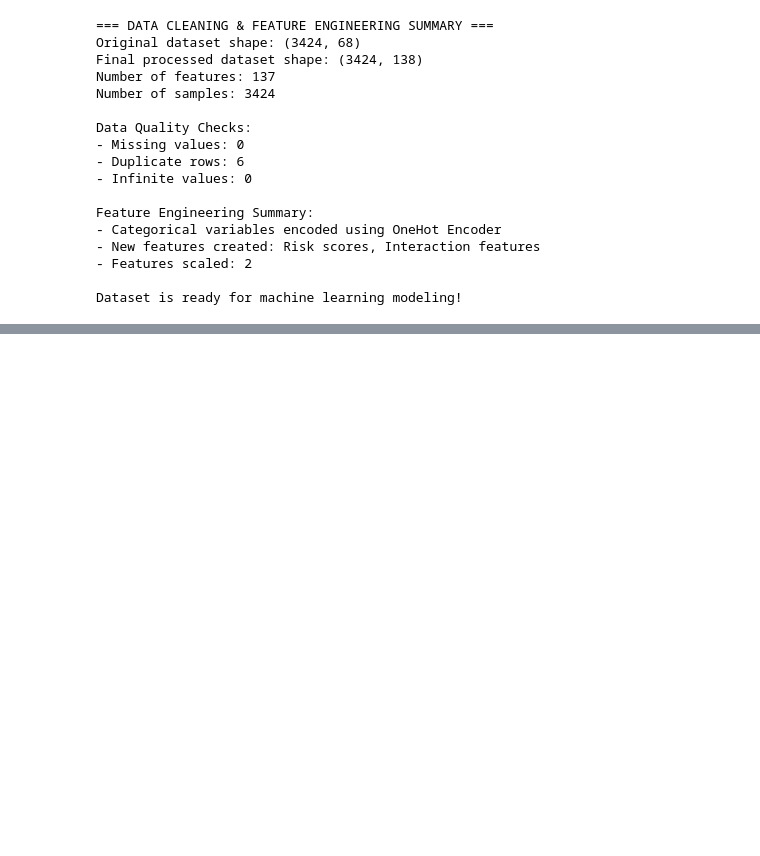
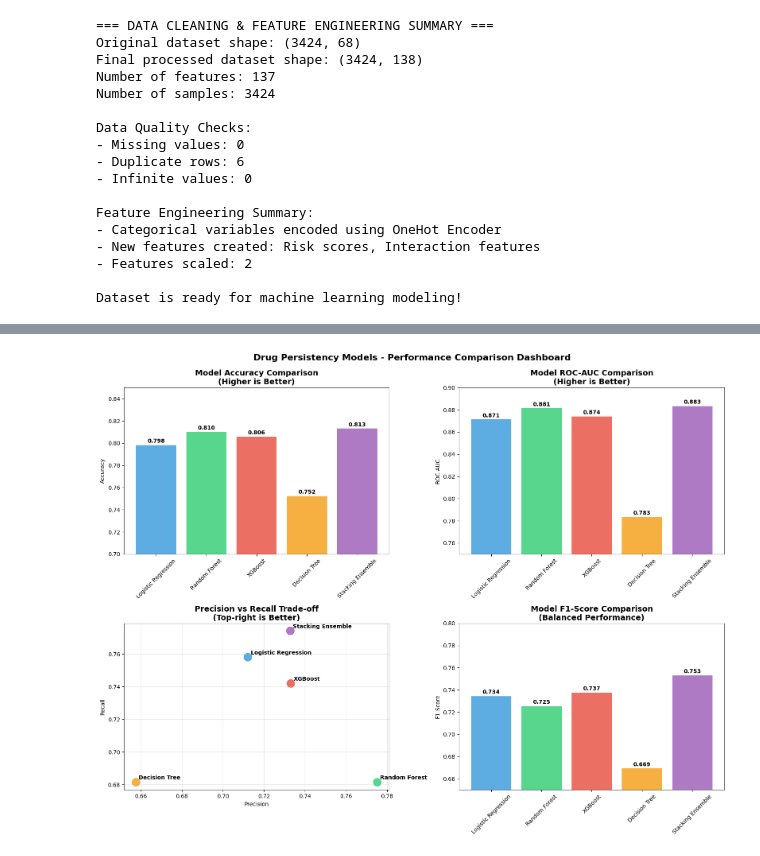
Before and after one commit to SKeval/Persistency-of-Drug-Healthcare-Project, a Jupyter notebook: app.ipynb, the cells around one changed output, grey strips where cells are left out. Saved outputs shown, nothing was run; the diff lists cells and outputs as text; code cells hidden in the pictures; blank space fills up the shorter version.

```diff
--- a/app.ipynb
+++ b/app.ipynb
@@ -1055,0 +2304,84 @@ Dataset is ready for machine learning modeling!
+# %%
+# Comprehensive Model Comparison
+print("📊 COMPREHENSIVE MODEL PERFORMANCE COMPARISON")
+print("=" * 80)
+
+# Compile all model results
+all_models_results = [lr_metrics, rf_metrics, xgb_metrics, dt_metrics, stacking_metrics]
+
+# Create comparison dataframe
+comparison_df = pd.DataFrame(all_models_results)
+comparison_df = comparison_df.set_index('Model')
+
+print("\n📈 PERFORMANCE METRICS COMPARISON:")
+print(comparison_df.round(4))
+
+# Ranking by different criteria
+print(f"\n🏆 MODEL RANKINGS:")
+print(f"📊 By Accuracy: {comparison_df.sort_values('Accuracy', ascending=False).index.tolist()}")
+print(f"🎯 By ROC-AUC: {comparison_df.sort_values('ROC-AUC', ascending=False).index.tolist()}")
+print(f"⚖️  By F1-Score: {comparison_df.sort_values('F1-Score', ascending=False).index.tolist()}")
+print(f"🔍 By Precision: {comparison_df.sort_values('Precision', ascending=False).index.tolist()}")
+print(f"🎪 By Recall: {comparison_df.sort_values('Recall', ascending=False).index.tolist()}")
+
+# Create visualization
+fig, ((ax1, ax2), (ax3, ax4)) = plt.subplots(2, 2, figsize=(16, 12))
+
+# Plot 1: Accuracy Comparison
+models = comparison_df.index
+accuracy = comparison_df['Accuracy']
+colors = ['#3498db', '#2ecc71', '#e74c3c', '#f39c12', '#9b59b6']
+
+bars1 = ax1.bar(models, accuracy, color=colors, alpha=0.8)
+ax1.set_title('Model Accuracy Comparison\n(Higher is Better)', fontsize=14, fontweight='bold')
+ax1.set_ylabel('Accuracy')
+ax1.set_ylim(0.7, 0.85)
+ax1.tick_params(axis='x', rotation=45)
+for bar, acc in zip(bars1, accuracy):
+    height = bar.get_height()
+    ax1.text(bar.get_x() + bar.get_width()/2., height + 0.001,
+             f'{acc:.3f}', ha='center', va='bottom', fontweight='bold')
+
+# Plot 2: ROC-AUC Comparison
+roc_auc = comparison_df['ROC-AUC']
+bars2 = ax2.bar(models, roc_auc, color=colors, alpha=0.8)
+ax2.set_title('Model ROC-AUC Comparison\n(Higher is Better)', fontsize=14, fontweight='bold')
+ax2.set_ylabel('ROC-AUC')
+ax2.set_ylim(0.75, 0.9)
+ax2.tick_params(axis='x', rotation=45)
+for bar, auc in zip(bars2, roc_auc):
+    height = bar.get_height()
+    ax2.text(bar.get_x() + bar.get_width()/2., height + 0.001,
+             f'{auc:.3f}', ha='center', va='bottom', fontweight='bold')
+
+# Plot 3: Precision vs Recall
+precision = comparison_df['Precision']
+recall = comparison_df['Recall']
+ax3.scatter(precision, recall, s=200, c=colors, alpha=0.8)
+for i, model in enumerate(models):
+    ax3.annotate(model, (precision[i], recall[i]),
+                xytext=(5, 5), textcoords='offset points', fontweight='bold')
+ax3.set_xlabel('Precision')
+ax3.set_ylabel('Recall')
+ax3.set_title('Precision vs Recall Trade-off\n(Top-right is Better)', fontsize=14, fontweight='bold')
+ax3.grid(True, alpha=0.3)
+
+# Plot 4: F1-Score Comparison
+f1_scores = comparison_df['F1-Score']
+bars4 = ax4.bar(models, f1_scores, color=colors, alpha=0.8)
+ax4.set_title('Model F1-Score Comparison\n(Balanced Performance)', fontsize=14, fontweight='bold')
+ax4.set_ylabel('F1-Score')
+ax4.set_ylim(0.65, 0.8)
+ax4.tick_params(axis='x', rotation=45)
+for bar, f1 in zip(bars4, f1_scores):
+    height = bar.get_height()
+    ax4.text(bar.get_x() + bar.get_width()/2., height + 0.001,
+             f'{f1:.3f}', ha='center', va='bottom', fontweight='bold')
+
+plt.tight_layout()
+plt.suptitle('Drug Persistency Models - Performance Comparison Dashboard',
+             fontsize=16, fontweight='bold', y=1.02)
+plt.show()
+
+print("-" * 80)
+# %% [output]
@@ -1055,0 +2406 @@ Dataset is ready for machine learning modeling!
+[figure, added]
```
Also changed, not shown: parts of 39 cells of this notebook.
